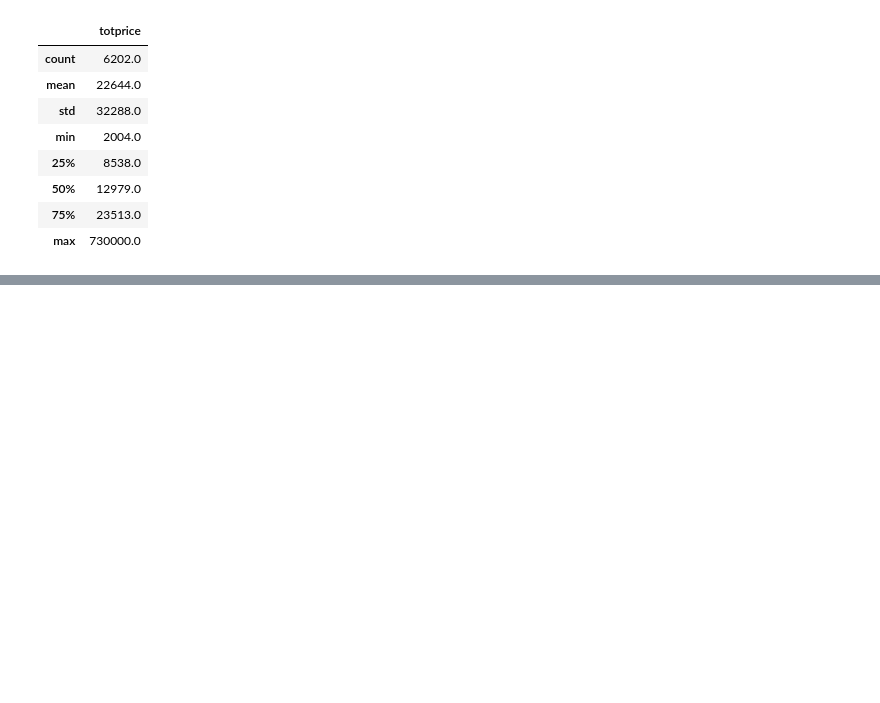
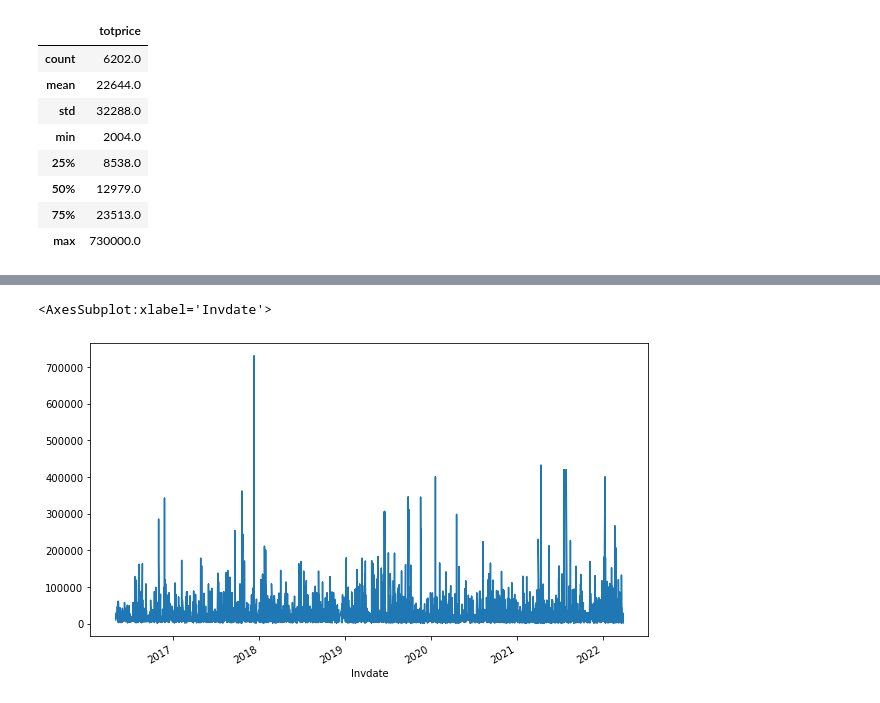
Before and after one commit to Keylla-Rodrigues/Forescasting-sales, a Jupyter notebook: Forecasting-salesV1.ipynb, the cells around one changed output, grey strips where cells are left out. Saved outputs shown, nothing was run; the diff lists cells and outputs as text; code cells hidden in the pictures; blank space fills up the shorter version.

```diff
--- a/Forecasting-salesV1.ipynb
+++ b/Forecasting-salesV1.ipynb
@@ -120,0 +146,6 @@ round(new_tab.describe())
+# %%
+#Analisar a existencia de tendencia. "Preciso retirar o outlier" e rodar again
+new_tab.totprice.plot(figsize=(10,6))
+# %% [output]
+<AxesSubplot:xlabel='Invdate'>
+[figure, added]
```
Also changed, not shown: parts of 24 cells of this notebook.
